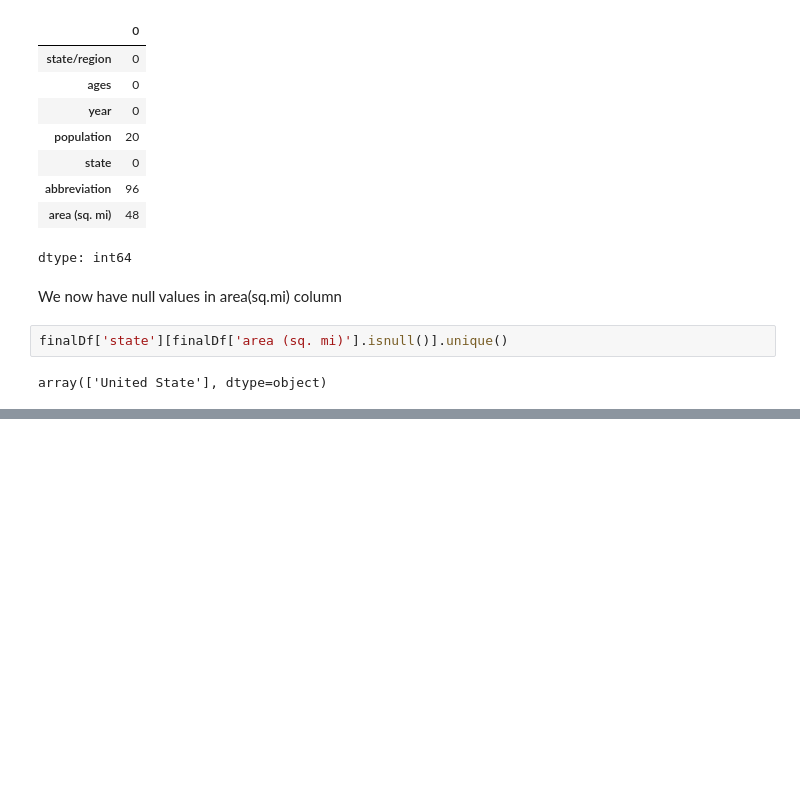
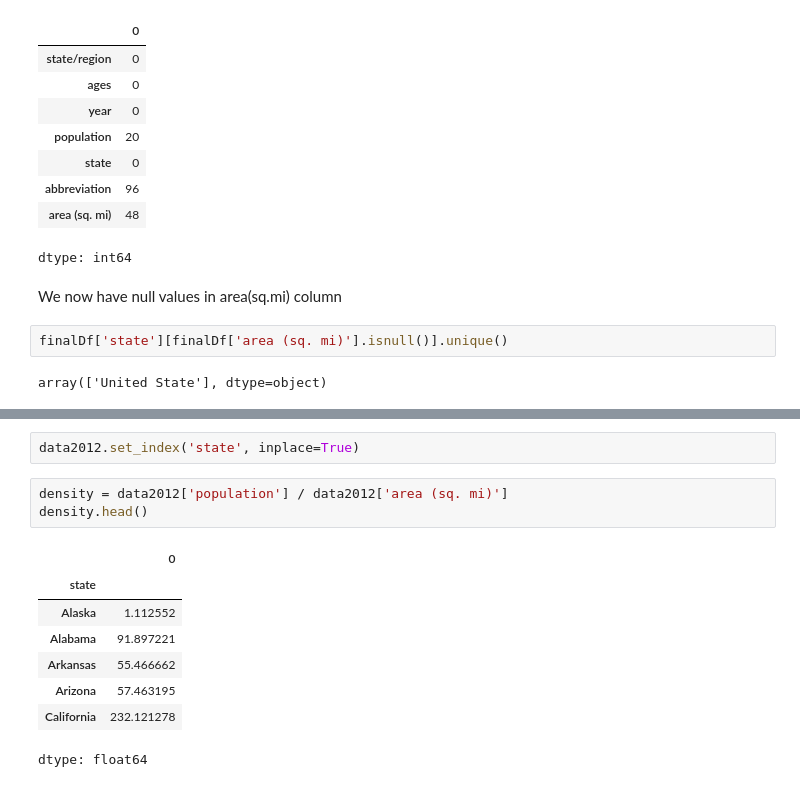
Before and after one commit to misrapk/Data-Science-ML-Projects, a Jupyter notebook: Pandas_Handson.ipynb, the cells around one changed output, grey strips where cells are left out. Cells and saved outputs as stored; diff of their text form; blank space fills up the shorter version.

```diff
--- a/Pandas_Handson.ipynb
+++ b/Pandas_Handson.ipynb
@@ -449,0 +499,14 @@ Areas dataframe doesnot contain the area of united states
+# %%
+data2012.set_index('state', inplace=True)
+# %%
+density = data2012['population'] / data2012['area (sq. mi)']
+density.head()
+# %% [output]
+|  | 0 |
+| state |  |
+| Alaska | 1.112552 |
+| Alabama | 91.897221 |
+| Arkansas | 55.466662 |
+| Arizona | 57.463195 |
+| California | 232.121278 |
+dtype: float64
```
Also changed, not shown: parts of 8 cells of this notebook.
